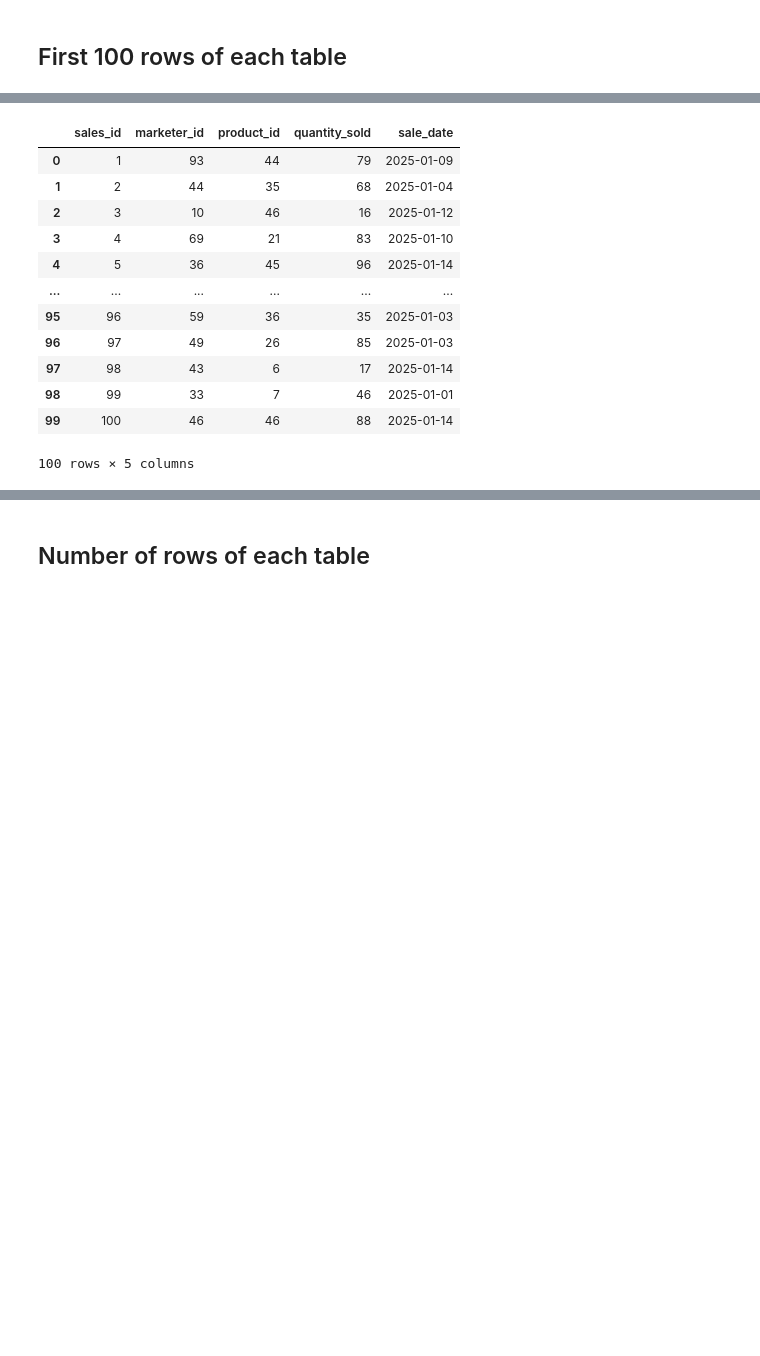
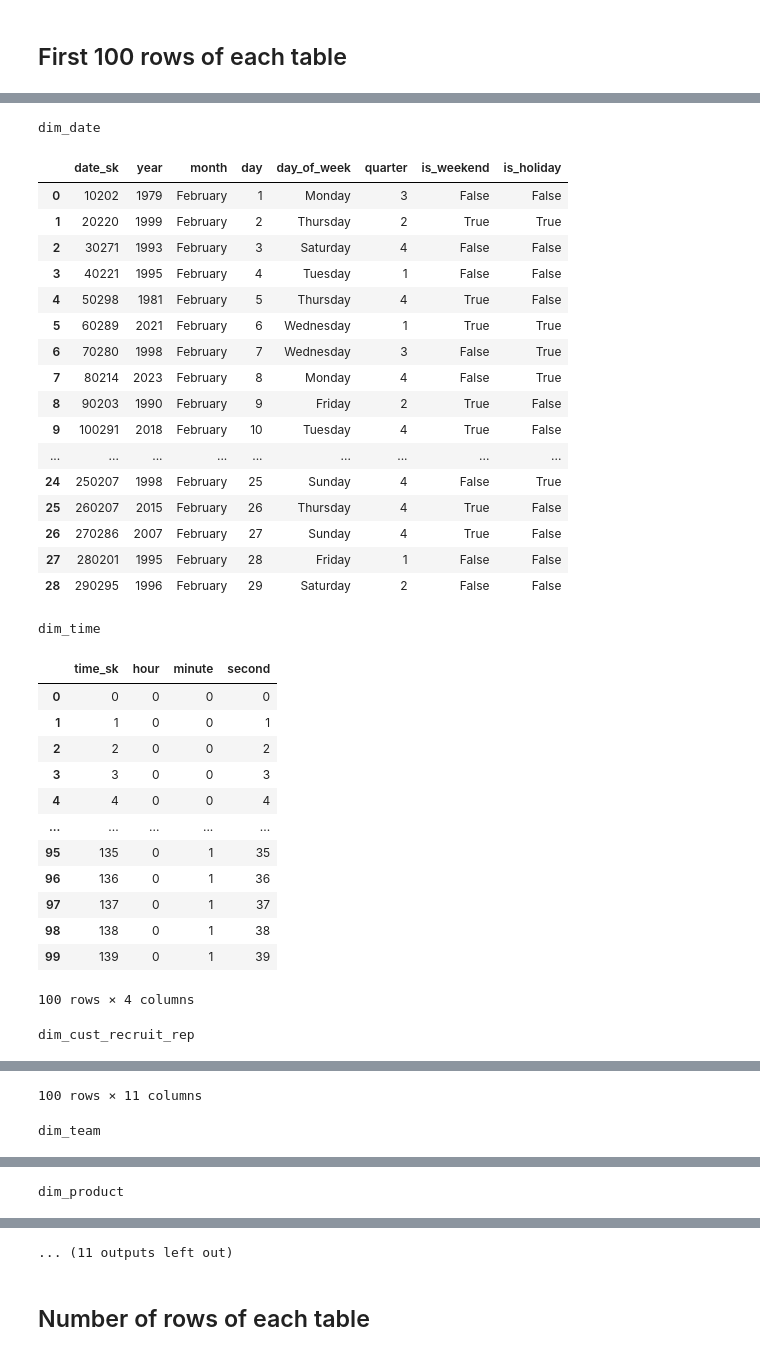
Before and after one commit to vsitucal-personal/deds_oltp_erd_implementation, a Jupyter notebook: exercise4/mlm-exercise4.ipynb, the cells around one changed output, grey strips where cells are left out. Saved outputs shown, nothing was run; the diff lists cells and outputs as text; code cells hidden in the pictures; blank space fills up the shorter version.

```diff
--- a/exercise4/mlm-exercise4.ipynb
+++ b/exercise4/mlm-exercise4.ipynb
@@ -43,3 +50,11 @@ engine = create_engine(connection_string)
+# %%
+engine = redshift_connector.connect(
+    host=olap_connection,
+    port=5439,
+    database='mlm',
+    user='vincent',
+    password=db_password
+)
 # %%
 get_ipython().run_line_magic('sql', connection_string)
 # %% [output]
@@ -104,2 +197,7 @@ Running query in 'postgresql://vincent:***@samplecluster.cq68pg38qszs.us-east-1.
+# %%
+table_list = [
+    "dim_date", "dim_time", "dim_cust_recruit_rep", "dim_team", "dim_product",
+    "dim_location", "fact_sales", "fact_recruitment", "fact_team_perf"
+]
 # %% [markdown]
 ## Schema of tables
@@ -130,0 +204,5 @@ Running query in 'postgresql://vincent:***@samplecluster.cq68pg38qszs.us-east-1.
+# %%
+for table in table_list:
+    print(f"{table}")
+    schema_query = f"columns --table {table}"
+    display(get_ipython().run_line_magic('sqlcmd', schema_query))
@@ -225,16 +366,38 @@ pd.read_sql("select * from products limit 100", engine)
-# %%
-pd.read_sql("select * from sales limit 100", engine)
-# %% [output]
-|  | sales_id | marketer_id | product_id | quantity_sold | sale_date |
-| 0 | 1 | 93 | 44 | 79 | 2025-01-09 |
-| 1 | 2 | 44 | 35 | 68 | 2025-01-04 |
-| 2 | 3 | 10 | 46 | 16 | 2025-01-12 |
-| 3 | 4 | 69 | 21 | 83 | 2025-01-10 |
-| 4 | 5 | 36 | 45 | 96 | 2025-01-14 |
-| ... | ... | ... | ... | ... | ... |
-| 95 | 96 | 59 | 36 | 35 | 2025-01-03 |
-| 96 | 97 | 49 | 26 | 85 | 2025-01-03 |
-| 97 | 98 | 43 | 6 | 17 | 2025-01-14 |
-| 98 | 99 | 33 | 7 | 46 | 2025-01-01 |
-| 99 | 100 | 46 | 46 | 88 | 2025-01-14 |
-100 rows × 5 columns
+# %%
+for table in table_list:
+    print(f"{table}")
+    display(pd.read_sql(f"select * from {table}", engine))
+# %% [output]
+dim_date
+|  | date_sk | year | month | day | day_of_week | quarter | is_weekend | is_holiday |
+| 0 | 10202 | 1979 | February | 1 | Monday | 3 | False | False |
+| 1 | 20220 | 1999 | February | 2 | Thursday | 2 | True | True |
+| 2 | 30271 | 1993 | February | 3 | Saturday | 4 | False | False |
+| 3 | 40221 | 1995 | February | 4 | Tuesday | 1 | False | False |
+| 4 | 50298 | 1981 | February | 5 | Thursday | 4 | True | False |
+| 5 | 60289 | 2021 | February | 6 | Wednesday | 1 | True | True |
+| 6 | 70280 | 1998 | February | 7 | Wednesday | 3 | False | True |
+| 7 | 80214 | 2023 | February | 8 | Monday | 4 | False | True |
+| 8 | 90203 | 1990 | February | 9 | Friday | 2 | True | False |
+| 9 | 100291 | 2018 | February | 10 | Tuesday | 4 | True | False |
+| ... | ... | ... | ... | ... | ... | ... | ... | ... |
+| 24 | 250207 | 1998 | February | 25 | Sunday | 4 | False | True |
+| 25 | 260207 | 2015 | February | 26 | Thursday | 4 | True | False |
+| 26 | 270286 | 2007 | February | 27 | Sunday | 4 | True | False |
+| 27 | 280201 | 1995 | February | 28 | Friday | 1 | False | False |
+| 28 | 290295 | 1996 | February | 29 | Saturday | 2 | False | False |
+dim_time
+|  | time_sk | hour | minute | second |
+| 0 | 0 | 0 | 0 | 0 |
+| 1 | 1 | 0 | 0 | 1 |
+| 2 | 2 | 0 | 0 | 2 |
+| 3 | 3 | 0 | 0 | 3 |
+| 4 | 4 | 0 | 0 | 4 |
+| ... | ... | ... | ... | ... |
+| 95 | 135 | 0 | 1 | 35 |
+| 96 | 136 | 0 | 1 | 36 |
+| 97 | 137 | 0 | 1 | 37 |
+| 98 | 138 | 0 | 1 | 38 |
+| 99 | 139 | 0 | 1 | 39 |
+100 rows × 4 columns
+dim_cust_recruit_rep
@@ -240,0 +416,2 @@ pd.read_sql("select * from sales limit 100", engine)
+100 rows × 11 columns
+dim_team
@@ -240,0 +435 @@ pd.read_sql("select * from sales limit 100", engine)
+dim_product
@@ -241,2 +448,3 @@ pd.read_sql("select * from sales limit 100", engine)
+... (11 outputs left out)
 # %% [markdown]
 ## Number of rows of each table
```
Also changed, not shown: parts of 24 cells of this notebook.
